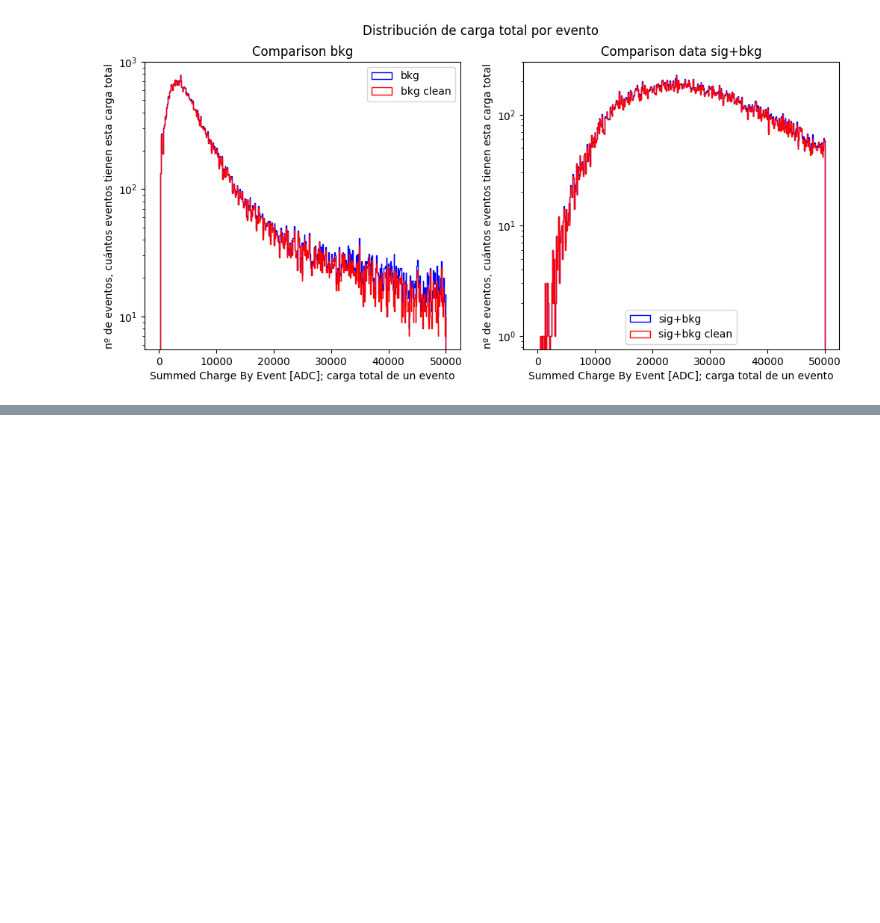
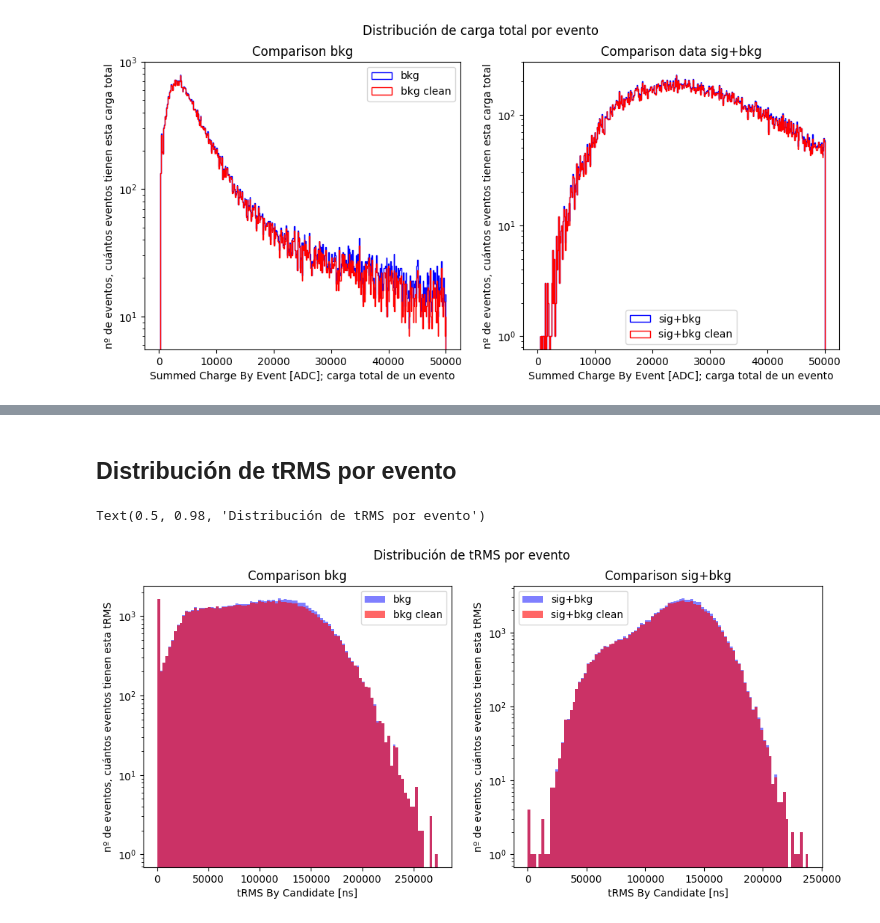
Before and after one commit to teresaaboal/NiCf_analysis, a Jupyter notebook: teresa_analysis/WCTE_teresa.ipynb, the cells around one changed output, grey strips where cells are left out. Cells and saved outputs as stored; diff of their text form; code cells hidden in the pictures; blank space fills up the shorter version.

```diff
--- a/teresa_analysis/WCTE_teresa.ipynb
+++ b/teresa_analysis/WCTE_teresa.ipynb
@@ -517,0 +547,28 @@ Text(0.5, 0.98, 'Distribución de carga total por evento')
+# %% [markdown]
+## Distribución de tRMS por evento
+# %%
+subplot = pltext.canvas(2)
+
+subplot(1)
+plt.hist(total_trms_by_event_bkg, 100, histtype="stepfilled", alpha=0.5, label="bkg", color="b")
+plt.hist(total_trms_by_event_bkg_clean, 100, histtype="stepfilled", alpha=0.6, label="bkg clean", color="r")
+plt.xlabel("tRMS By Candidate [ns]")
+plt.ylabel("nº de eventos, cuántos eventos tienen esta tRMS")
+plt.title("Comparison bkg")
+plt.yscale("log")
+plt.legend()
+
+subplot(2)
+plt.hist(total_trms_by_event_sig, 100, histtype="stepfilled", alpha=0.5, label="sig+bkg", color="b")
+plt.hist(total_trms_by_event_sig_clean, 100, histtype="stepfilled", alpha=0.6, label="sig+bkg clean", color="r")
+#plt.hist(all_trms, 500, weights=all_weights_trms_4, histtype="step", color="cyan", alpha=1, label="sig")
+plt.xlabel("tRMS By Candidate [ns]")
+plt.ylabel("nº de eventos, cuántos eventos tienen esta tRMS")
+plt.title("Comparison sig+bkg")
+plt.yscale("log")
+plt.legend()
+
+plt.suptitle("Distribución de tRMS por evento")
+# %% [output]
+Text(0.5, 0.98, 'Distribución de tRMS por evento')
+[figure, added]
```
Also changed, not shown: parts of 30 cells of this notebook.
